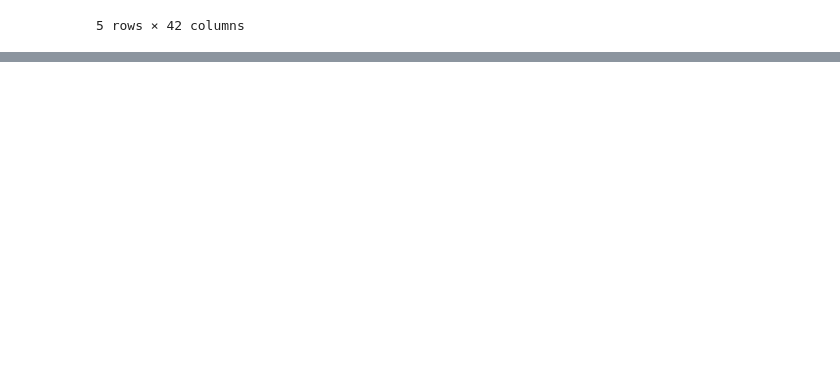
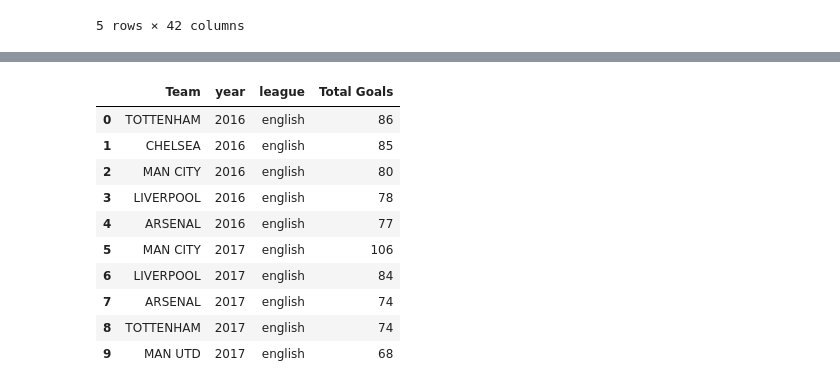
Before and after one commit to moemen34/SkillStorm, a Jupyter notebook: QA1/QA1.ipynb, the cells around one changed output, grey strips where cells are left out. Cells and saved outputs as stored; diff of their text form; code cells hidden in the pictures; blank space fills up the shorter version.

```diff
--- a/QA1/QA1.ipynb
+++ b/QA1/QA1.ipynb
@@ -25,0 +132,6 @@ df.head()
+# %%
+# Calculate total goals for each team as home team
+home_goals = df.groupby(['Home Team', 'year', 'league'])['Home Team Goals Scored'].sum().reset_index()
+home_goals.columns = ['Team', 'year', 'league', 'Total Home Goals']
+
+home_goals.loc[home_goals['Team'] == 'ARSENAL']
@@ -25,0 +145,5 @@ df.head()
+# %%
+# Calculate total goals for each team as away team
+away_goals = df.groupby(['Away Team', 'year', 'league'])['Away Team Goals Scored'].sum().reset_index()
+away_goals.columns = ['Team', 'year', 'league', 'Total Away Goals']
+away_goals.loc[home_goals['Team'] == 'ARSENAL']
@@ -25,0 +157,5 @@ df.head()
+# %%
+# Combine home and away goals
+#total_goals = pd.concat([home_goals, away_goals])
+total_goals = pd.merge(home_goals, away_goals, on=["Team", "year", "league"])
+total_goals.head()
@@ -25,0 +169,6 @@ df.head()
+# %%
+total_goals['Total Goals'] = total_goals['Total Home Goals'] + total_goals['Total Away Goals']
+
+total_goals.drop(columns=['Total Home Goals', 'Total Away Goals'], inplace=True)
+
+total_goals.loc[total_goals['Team'] == 'ARSENAL']
@@ -25,0 +191,24 @@ df.head()
+# %%
+# Sort the DataFrame by 'league', 'year', and 'Total Goals' in descending order
+df_sorted = total_goals.sort_values(by=['league', 'year', 'Total Goals'], ascending=[True, True, False])
+
+# Function to select top 5 teams by goals scored within each group
+def select_top_5_teams(group):
+    return group.head(5)
+
+# Group by 'league' and 'year', apply the function to select top 5 teams
+df_top_teams = df_sorted.groupby(['league', 'year']).apply(select_top_5_teams).reset_index(drop=True)
+
+df_top_teams.head(10)
+# %% [output]
+|  | Team | year | league | Total Goals |
+| 0 | TOTTENHAM | 2016 | english | 86 |
+| 1 | CHELSEA | 2016 | english | 85 |
+| 2 | MAN CITY | 2016 | english | 80 |
+| 3 | LIVERPOOL | 2016 | english | 78 |
+| 4 | ARSENAL | 2016 | english | 77 |
+| 5 | MAN CITY | 2017 | english | 106 |
+| 6 | LIVERPOOL | 2017 | english | 84 |
+| 7 | ARSENAL | 2017 | english | 74 |
+| 8 | TOTTENHAM | 2017 | english | 74 |
+| 9 | MAN UTD | 2017 | english | 68 |
```
Also changed, not shown: parts of 17 cells of this notebook, 1 other file.
